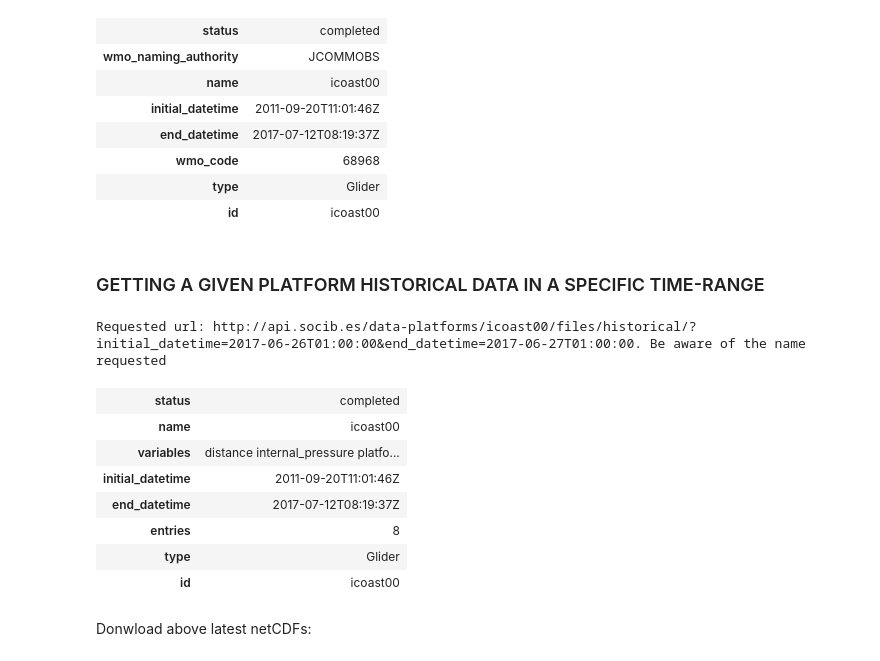
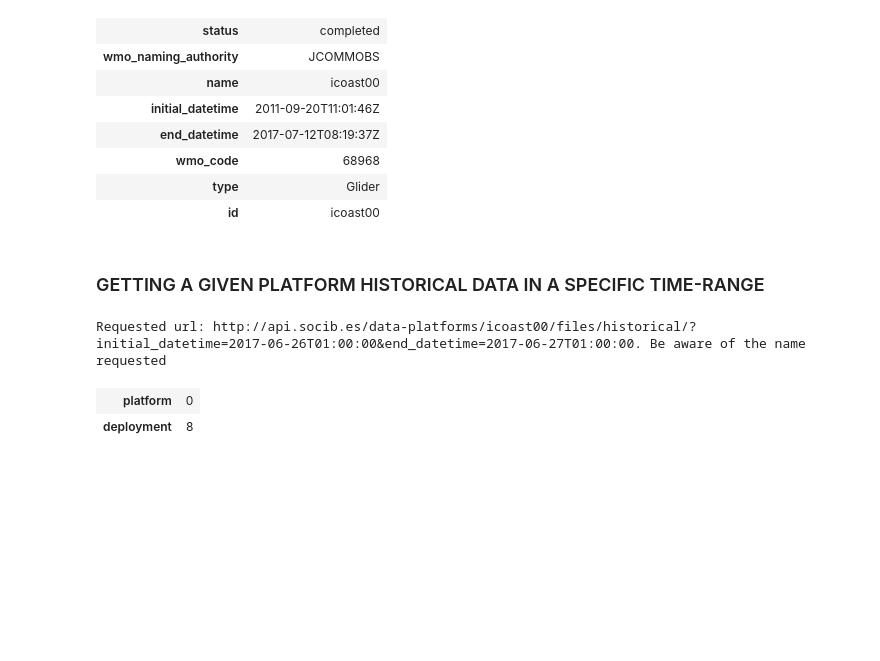
Before and after one commit to socib/API_examples, a Jupyter notebook: hands_on/hands_on_3.ipynb, the cells around one changed output. Cells and saved outputs as stored; diff of their text form; code cells hidden in the pictures; blank space fills up the shorter version.

```diff
--- a/hands_on/hands_on_3.ipynb
+++ b/hands_on/hands_on_3.ipynb
@@ -96,19 +96,8 @@ print('Requested url: '+'%s%s%s. Be aware of the name requested' % (api_url, end
 # %% [output]
 Requested url: http://api.socib.es/data-platforms/icoast00/files/historical/?initial_datetime=2017-06-26T01:00:00&end_datetime=2017-06-27T01:00:00. Be aware of the name requested
 # %%
-files_metadata = {k:v for k, v in response.items() if k != 'entries'} #skipping the deployment data for later
-for k, v in response.items():
-    if k == 'entries':
-        files_metadata[k] = len(v)
-HTML(json2html.convert(json=files_metadata))
+netCDFs = {k:len(v) for k, v in response['entries'].items()}
+HTML(json2html.convert(json=netCDFs))
 # %% [output]
-| status | completed |
-| name | icoast00 |
-| variables | distance internal_pressure platfo... |
-| initial_datetime | 2011-09-20T11:01:46Z |
-| end_datetime | 2017-07-12T08:19:37Z |
-| entries | 8 |
-| type | Glider |
-| id | icoast00 |
+| platform | 0 |
+| deployment | 8 |
-# %% [markdown]
-Donwload above latest netCDFs:
```
Also changed, not shown: parts of 5 cells of this notebook, 2 other files.
